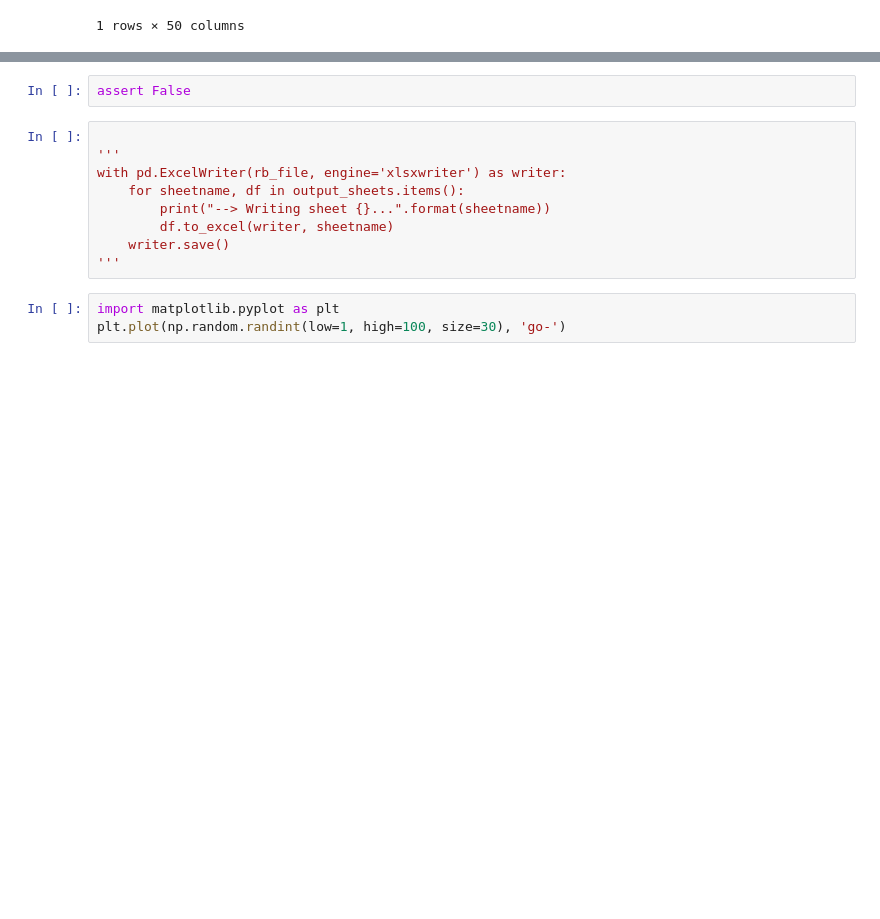
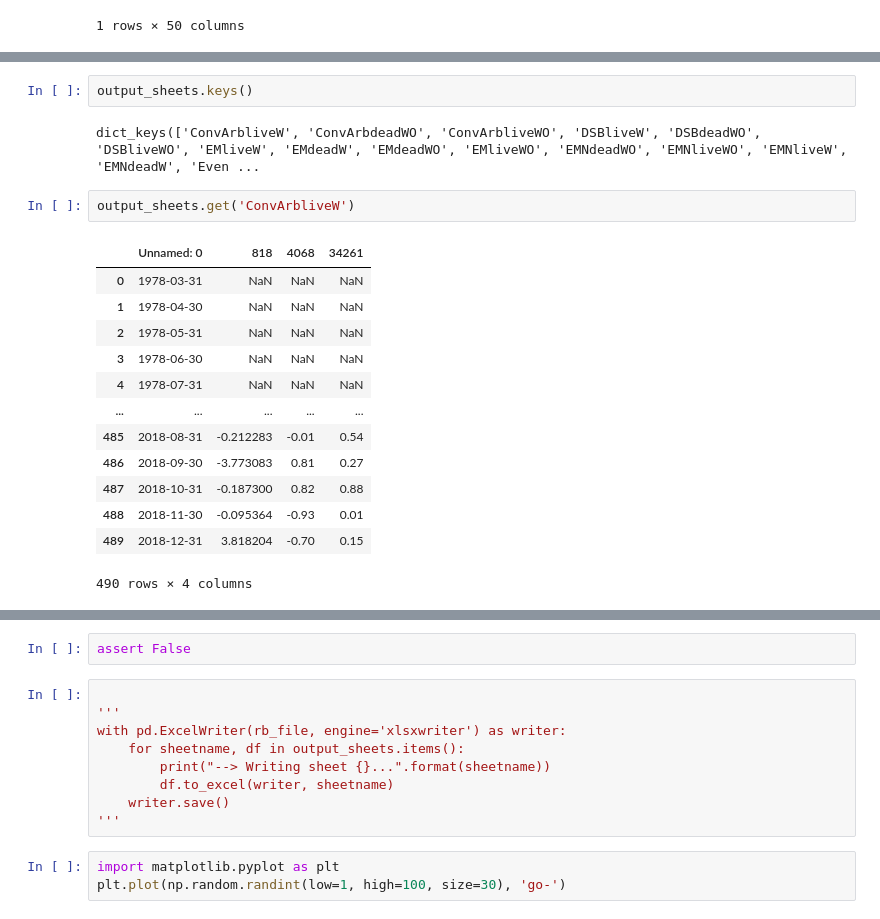
Before and after one commit to ver09934/ben-hedge-funds-2, a Jupyter notebook: excel_processing.ipynb, the cells around one changed output, grey strips where cells are left out. Cells and saved outputs as stored; diff of their text form; blank space fills up the shorter version.

```diff
--- a/excel_processing.ipynb
+++ b/excel_processing.ipynb
@@ -145,0 +171,20 @@ UndefineddeadWO
+# %%
+output_sheets.keys()
+# %% [output]
+dict_keys(['ConvArbliveW', 'ConvArbdeadWO', 'ConvArbliveWO', 'DSBliveW', 'DSBdeadWO', 'DSBliveWO', 'EMliveW', 'EMdeadW', 'EMdeadWO', 'EMliveWO', 'EMNdeadWO', 'EMNliveWO', 'EMNliveW', 'EMNdeadW', 'Even ...
+# %%
+output_sheets.get('ConvArbliveW')
+# %% [output]
+|  | Unnamed: 0 | 818 | 4068 | 34261 |
+| 0 | 1978-03-31 | NaN | NaN | NaN |
+| 1 | 1978-04-30 | NaN | NaN | NaN |
+| 2 | 1978-05-31 | NaN | NaN | NaN |
+| 3 | 1978-06-30 | NaN | NaN | NaN |
+| 4 | 1978-07-31 | NaN | NaN | NaN |
+| ... | ... | ... | ... | ... |
+| 485 | 2018-08-31 | -0.212283 | -0.01 | 0.54 |
+| 486 | 2018-09-30 | -3.773083 | 0.81 | 0.27 |
+| 487 | 2018-10-31 | -0.187300 | 0.82 | 0.88 |
+| 488 | 2018-11-30 | -0.095364 | -0.93 | 0.01 |
+| 489 | 2018-12-31 | 3.818204 | -0.70 | 0.15 |
+490 rows × 4 columns
```
Also changed, not shown: parts of 11 cells of this notebook.
